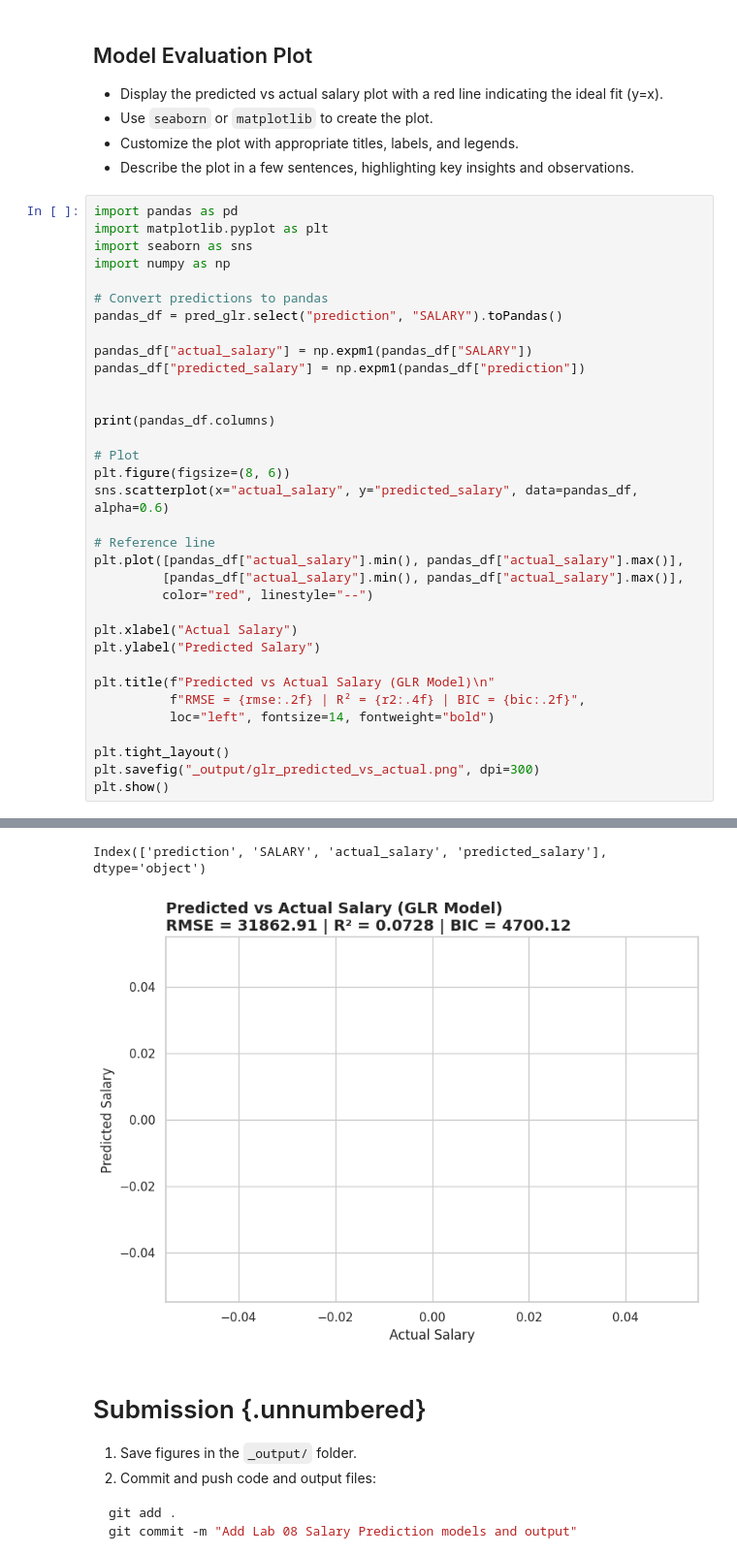
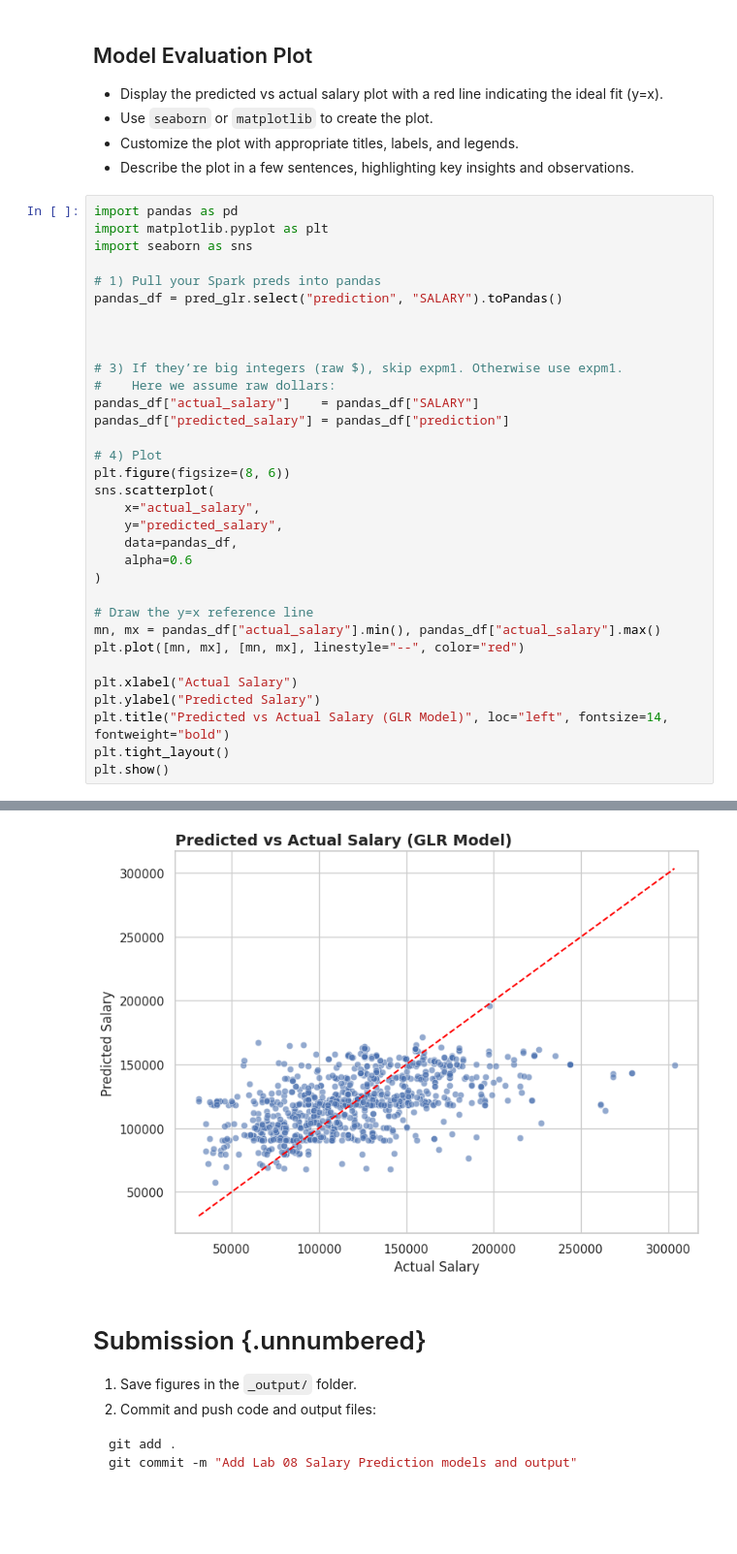
Before and after one commit to met-ad-688/lab08-PrathamKabra, a Jupyter notebook: lab08-prathamkabra.ipynb, the cells around one changed output, grey strips where cells are left out. Shown: that part at 97% size. Saved outputs shown, nothing was run; the diff lists cells and outputs as text; blank space fills up the shorter version.

Commit message:
predicted vs actual salary plot drawn

```diff
--- a/lab08-prathamkabra.ipynb
+++ b/lab08-prathamkabra.ipynb
@@ -509,34 +509,33 @@ RMSE   : 31862.9074
 import pandas as pd
 import matplotlib.pyplot as plt
 import seaborn as sns
-import numpy as np
 
-# Convert predictions to pandas
+# 1) Pull your Spark preds into pandas
 pandas_df = pred_glr.select("prediction", "SALARY").toPandas()
 
-pandas_df["actual_salary"] = np.expm1(pandas_df["SALARY"])
-pandas_df["predicted_salary"] = np.expm1(pandas_df["prediction"])
 
 
-print(pandas_df.columns)
+# 3) If they’re big integers (raw $), skip expm1. Otherwise use expm1.
+#    Here we assume raw dollars:
+pandas_df["actual_salary"]    = pandas_df["SALARY"]
+pandas_df["predicted_salary"] = pandas_df["prediction"]
 
-# Plot
+# 4) Plot
 plt.figure(figsize=(8, 6))
-sns.scatterplot(x="actual_salary", y="predicted_salary", data=pandas_df, alpha=0.6)
+sns.scatterplot(
+    x="actual_salary",
+    y="predicted_salary",
+    data=pandas_df,
+    alpha=0.6
+)
 
-# Reference line
-plt.plot([pandas_df["actual_salary"].min(), pandas_df["actual_salary"].max()],
-         [pandas_df["actual_salary"].min(), pandas_df["actual_salary"].max()],
-         color="red", linestyle="--")
+# Draw the y=x reference line
+mn, mx = pandas_df["actual_salary"].min(), pandas_df["actual_salary"].max()
+plt.plot([mn, mx], [mn, mx], linestyle="--", color="red")
 
 plt.xlabel("Actual Salary")
 plt.ylabel("Predicted Salary")
-
-plt.title(f"Predicted vs Actual Salary (GLR Model)\n"
-          f"RMSE = {rmse:.2f} | R² = {r2:.4f} | BIC = {bic:.2f}",
-          loc="left", fontsize=14, fontweight="bold")
-
+plt.title("Predicted vs Actual Salary (GLR Model)", loc="left", fontsize=14, fontweight="bold")
 plt.tight_layout()
-plt.savefig("_output/glr_predicted_vs_actual.png", dpi=300)
 plt.show()
 # %% [output]
@@ -547,5 +542,4 @@ overflow encountered in expm1
-Index(['prediction', 'SALARY', 'actual_salary', 'predicted_salary'], dtype='object')
-[figure, old version]
+[figure, new version]
 # %% [markdown]
 # Submission {.unnumbered}
 1. Save figures in the `_output/` folder.
```
Also changed, not shown: parts of 2 cells of this notebook, 1 other file.
